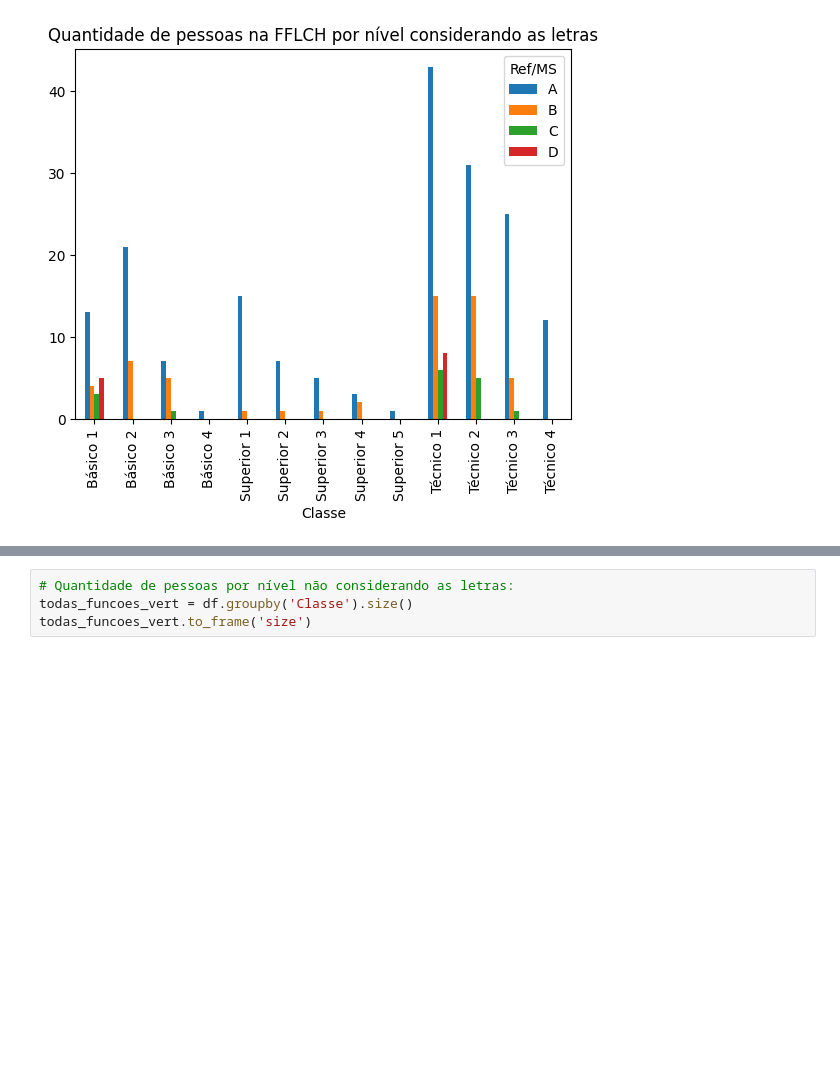
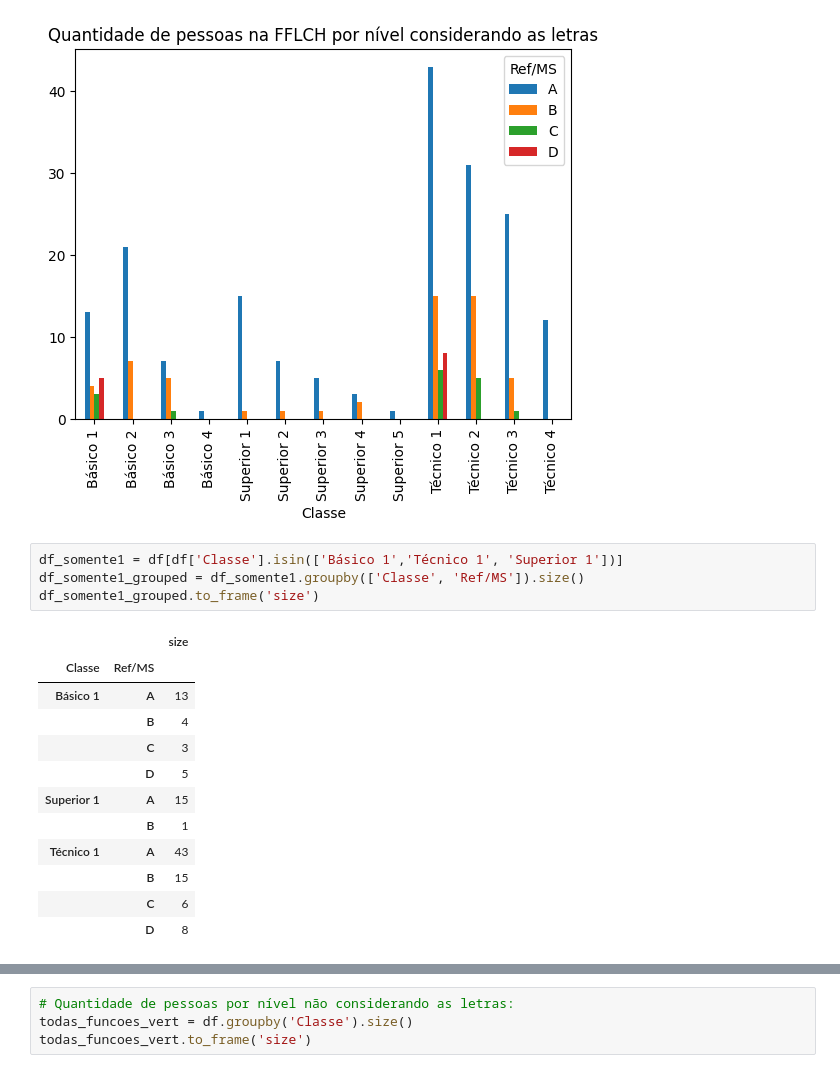
Before and after one commit to thiagogomesverissimo/notebooks, a Jupyter notebook: 2024/fflch.ipynb, the cells around one changed output, grey strips where cells are left out. Drawn from its saved outputs; the diff is of its cells as text; blank space fills up the shorter version.

```diff
--- a/2024/fflch.ipynb
+++ b/2024/fflch.ipynb
@@ -54,3 +54,20 @@ todas_funcoes.unstack().plot(kind = 'bar', title="Quantidade de pessoas na FFLCH
 # %% [output]
 <Axes: title={'center': 'Quantidade de pessoas na FFLCH por nível considerando as letras'}, xlabel='Classe'>
 [figure]
+# %%
+df_somente1 = df[df['Classe'].isin(['Básico 1','Técnico 1', 'Superior 1'])]
+df_somente1_grouped = df_somente1.groupby(['Classe', 'Ref/MS']).size()
+df_somente1_grouped.to_frame('size')
+# %% [output]
+|  |  | size |
+| Classe | Ref/MS |  |
+| Básico 1 | A | 13 |
+|  | B | 4 |
+|  | C | 3 |
+|  | D | 5 |
+| Superior 1 | A | 15 |
+|  | B | 1 |
+| Técnico 1 | A | 43 |
+|  | B | 15 |
+|  | C | 6 |
+|  | D | 8 |
```
Also changed, not shown: parts of 1 cell of this notebook.
